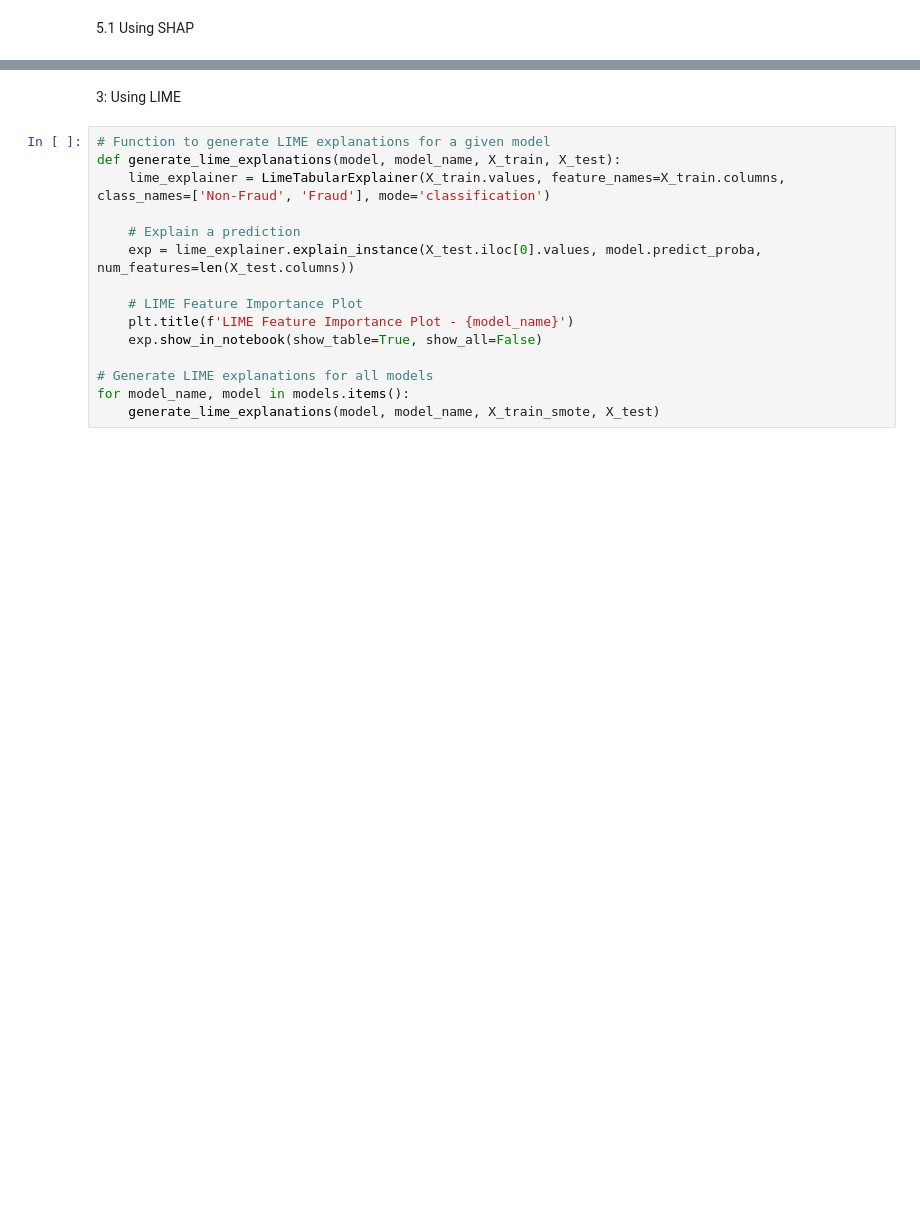
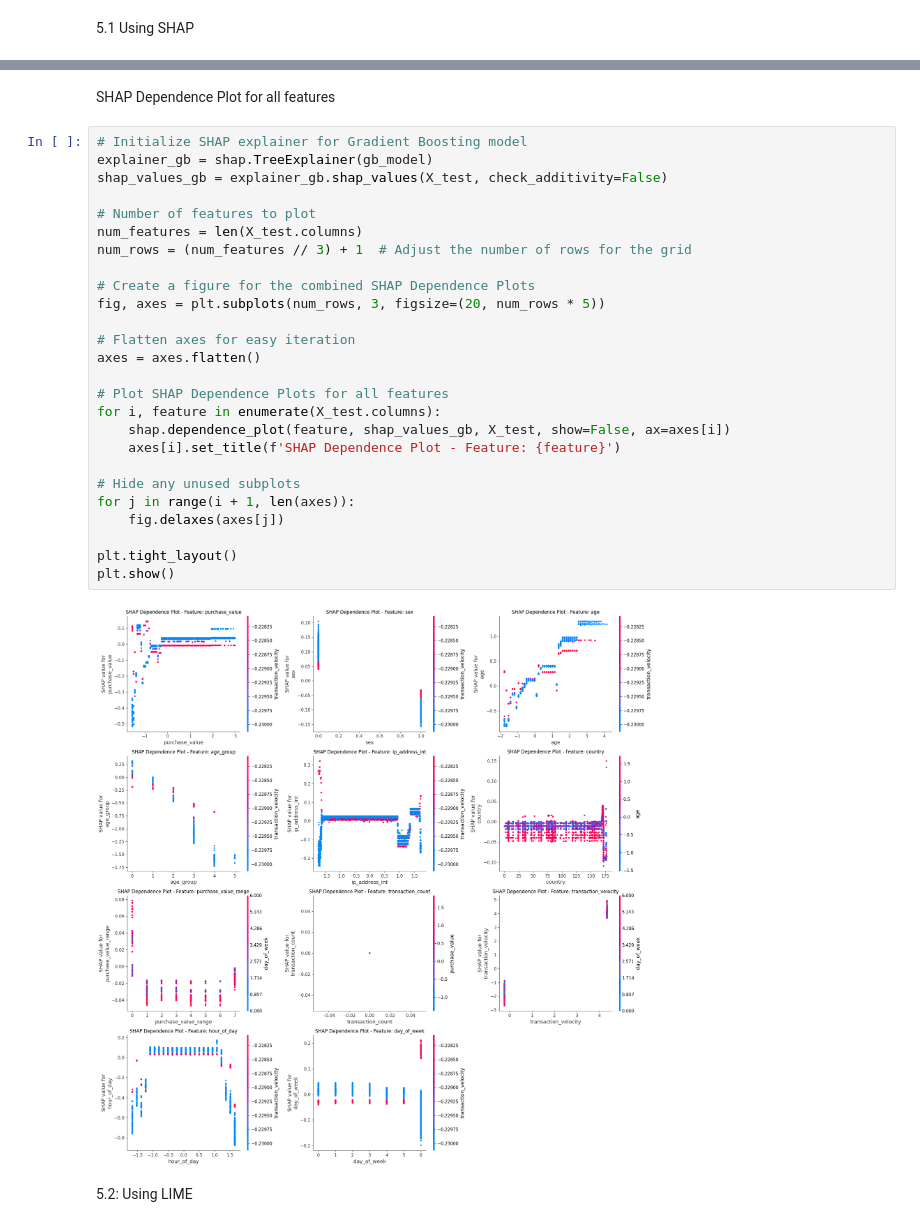
Before and after one commit to Abenezer-Baheru/Fraud_Detection_ML_Model_in_E-commerce_and_Credit_Card_Transactions, a Jupyter notebook: notebooks/models/e-commerce_model_withClassBalance.ipynb, the cells around one changed output, grey strips where cells are left out. Cells and saved outputs as stored; diff of their text form; blank space fills up the shorter version.

```diff
--- a/notebooks/models/e-commerce_model_withClassBalance.ipynb
+++ b/notebooks/models/e-commerce_model_withClassBalance.ipynb
@@ -262,17 +266,32 @@ for model_name, model in models.items():
+# %% [markdown]
+SHAP Dependence Plot for all features
+# %%
+# Initialize SHAP explainer for Gradient Boosting model
+explainer_gb = shap.TreeExplainer(gb_model)
+shap_values_gb = explainer_gb.shap_values(X_test, check_additivity=False)
+
+# Number of features to plot
+num_features = len(X_test.columns)
+num_rows = (num_features // 3) + 1  # Adjust the number of rows for the grid
+
+# Create a figure for the combined SHAP Dependence Plots
+fig, axes = plt.subplots(num_rows, 3, figsize=(20, num_rows * 5))
+
+# Flatten axes for easy iteration
+axes = axes.flatten()
+
+# Plot SHAP Dependence Plots for all features
+for i, feature in enumerate(X_test.columns):
+    shap.dependence_plot(feature, shap_values_gb, X_test, show=False, ax=axes[i])
+    axes[i].set_title(f'SHAP Dependence Plot - Feature: {feature}')
+
+# Hide any unused subplots
+for j in range(i + 1, len(axes)):
+    fig.delaxes(axes[j])
+
+plt.tight_layout()
+plt.show()
+# %% [output]
+[figure, added]
 # %% [markdown]
-3: Using LIME
+5.2: Using LIME
-# %%
-# Function to generate LIME explanations for a given model
-def generate_lime_explanations(model, model_name, X_train, X_test):
-    lime_explainer = LimeTabularExplainer(X_train.values, feature_names=X_train.columns, class_names=['Non-Fraud', 'Fraud'], mode='classification')
-
-    # Explain a prediction
-    exp = lime_explainer.explain_instance(X_test.iloc[0].values, model.predict_proba, num_features=len(X_test.columns))
-
-    # LIME Feature Importance Plot
-    plt.title(f'LIME Feature Importance Plot - {model_name}')
-    exp.show_in_notebook(show_table=True, show_all=False)
-
-# Generate LIME explanations for all models
-for model_name, model in models.items():
-    generate_lime_explanations(model, model_name, X_train_smote, X_test)
```
Also changed, not shown: parts of 15 cells of this notebook.
